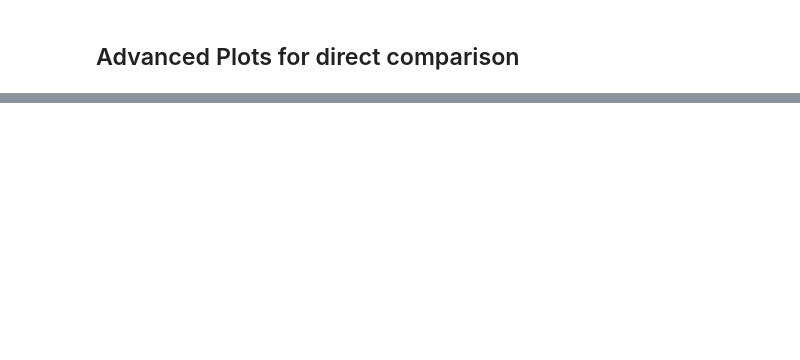
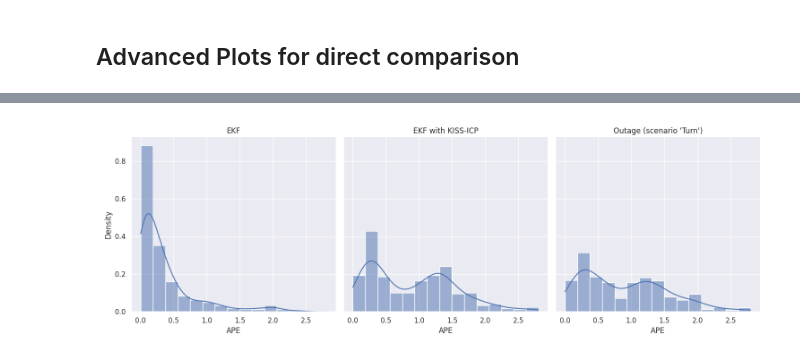
Before and after one commit to Jul310/kiss-icp, a Jupyter notebook: tum_eval/df_analysis.ipynb, the cells around one changed output, grey strips where cells are left out. Saved outputs shown, nothing was run; the diff lists cells and outputs as text; code cells hidden in the pictures; blank space fills up the shorter version.

```diff
--- a/tum_eval/df_analysis.ipynb
+++ b/tum_eval/df_analysis.ipynb
@@ -306,0 +299,35 @@ sns.histplot(data=data, stat='density', kde=True)
+# %%
+def prepare_trajectory(diff, test_set):
+    traj_ref = deepcopy(DATA[route][test_set][run]["GT_GPS"])
+    traj_est = deepcopy(DATA[route][test_set][run]["EKF"])
+    traj_ref, traj_est = sync.associate_trajectories(traj_ref, traj_est, max_diff=diff)
+    traj_est.positions_xyz[:,2] = traj_ref.positions_xyz[:,2]
+    traj_est = PoseTrajectory3D(traj_est.positions_xyz, traj_est.orientations_quat_wxyz, traj_est.timestamps)
+    return traj_ref, traj_est
+# %%
+# Compare RPE over sets: Advanced Plots...
+
+pose_relation = metrics.PoseRelation.translation_part
+run = 1
+route= "mdv3_1"
+
+for test_set in TestSets:
+
+    test_name, _ = test_set.value
+
+    traj_ref, traj_est = prepare_trajectory(g_max_diff_rpe, test_set)
+    rpe_metric = metrics.RPE(pose_relation=pose_relation, delta=delta, delta_unit=delta_unit, all_pairs=all_pairs)
+    rpe_metric.process_data((traj_ref, traj_est))
+    rpe_results[f"{route}_{test_name}_tranlsation"] = rpe_metric.get_result()
+
+
+    traj_ref, traj_est = prepare_trajectory(g_max_diff_ape, test_set)
+    ape_metric = metrics.APE(pose_relation=pose_relation)
+    ape_metric.process_data((traj_ref, traj_est))
+    ape_results[f"{route}_{test_name}_tranlsation"] = ape_metric.get_result()
+
+
+    # ape_stats = ape_metric.get_all_statistics()
+    # rpe_stats = rpe_metric.get_all_statistics()
+    # print(f"{test_set.name}: APE: {ape_stats['mean']} & {ape_stats['max']} & {ape_stats['std']} & {ape_stats['rmse']}")
+    # print(f"{test_set.name}: RPE: {rpe_stats['mean']} & {rpe_stats['max']} & {rpe_stats['std']} & {rpe_stats['rmse']}")
@@ -306,0 +349,11 @@ sns.histplot(data=data, stat='density', kde=True)
+# %%
+plt.close('all')
+# plot_boxplot(ape_results, prefix=route, label="APE")
+# plot_violin(ape_results, prefix=route, label="APE")
+plot_hist(ape_results, prefix=route, label="APE")
+
+# plot_ecdf(ape_results, prefix=route, label="APE")
+# plt.savefig(path.join(result_figure_dir, "violin_plot.pdf"), format="pdf", bbox_inches="tight")
+# plt.savefig(path.join(result_figure_dir, "ECDF_plot.pdf"), format="pdf", bbox_inches="tight")
+# %% [output]
+[figure, added]
```
Also changed, not shown: parts of 14 cells of this notebook, 6 other files.
